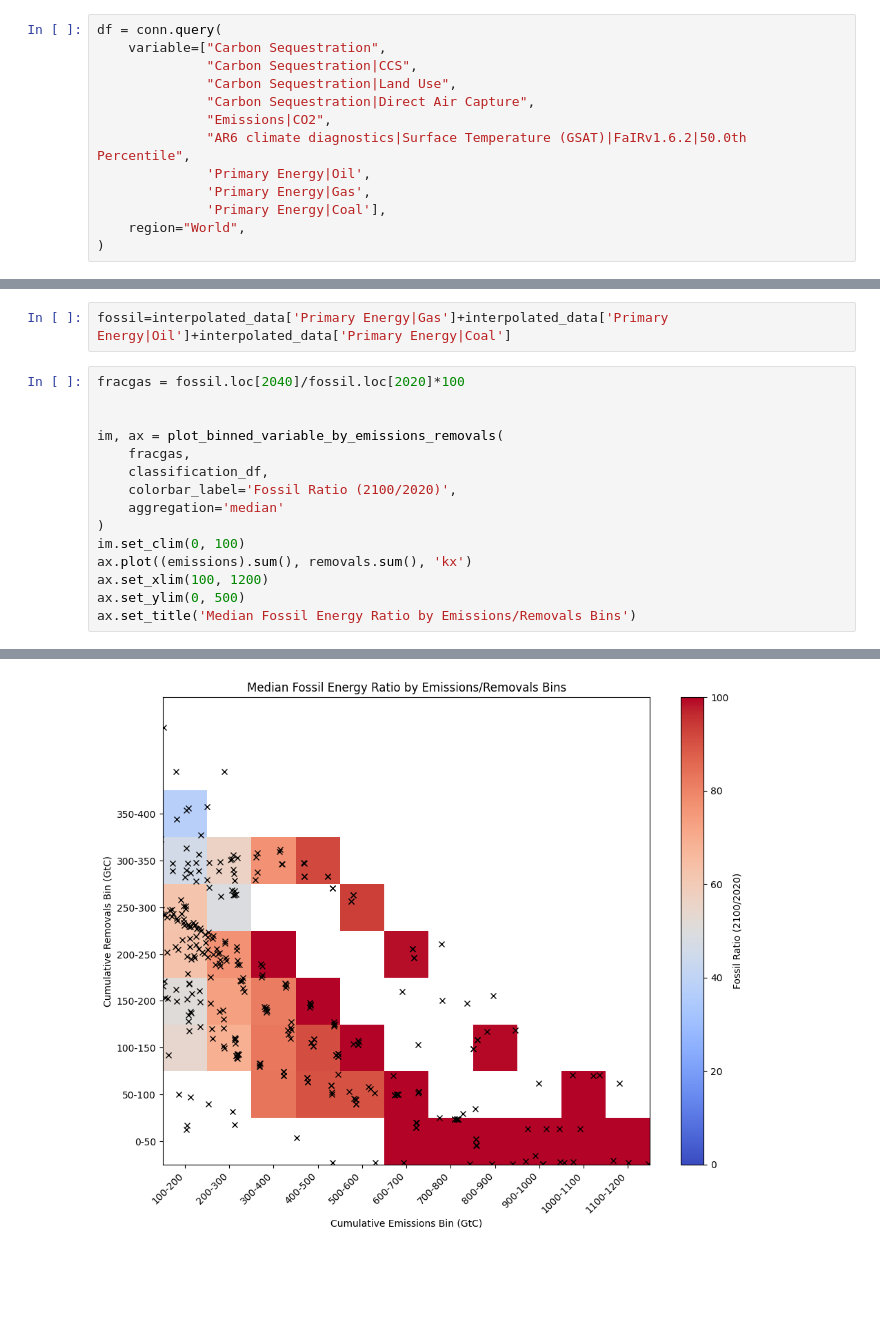
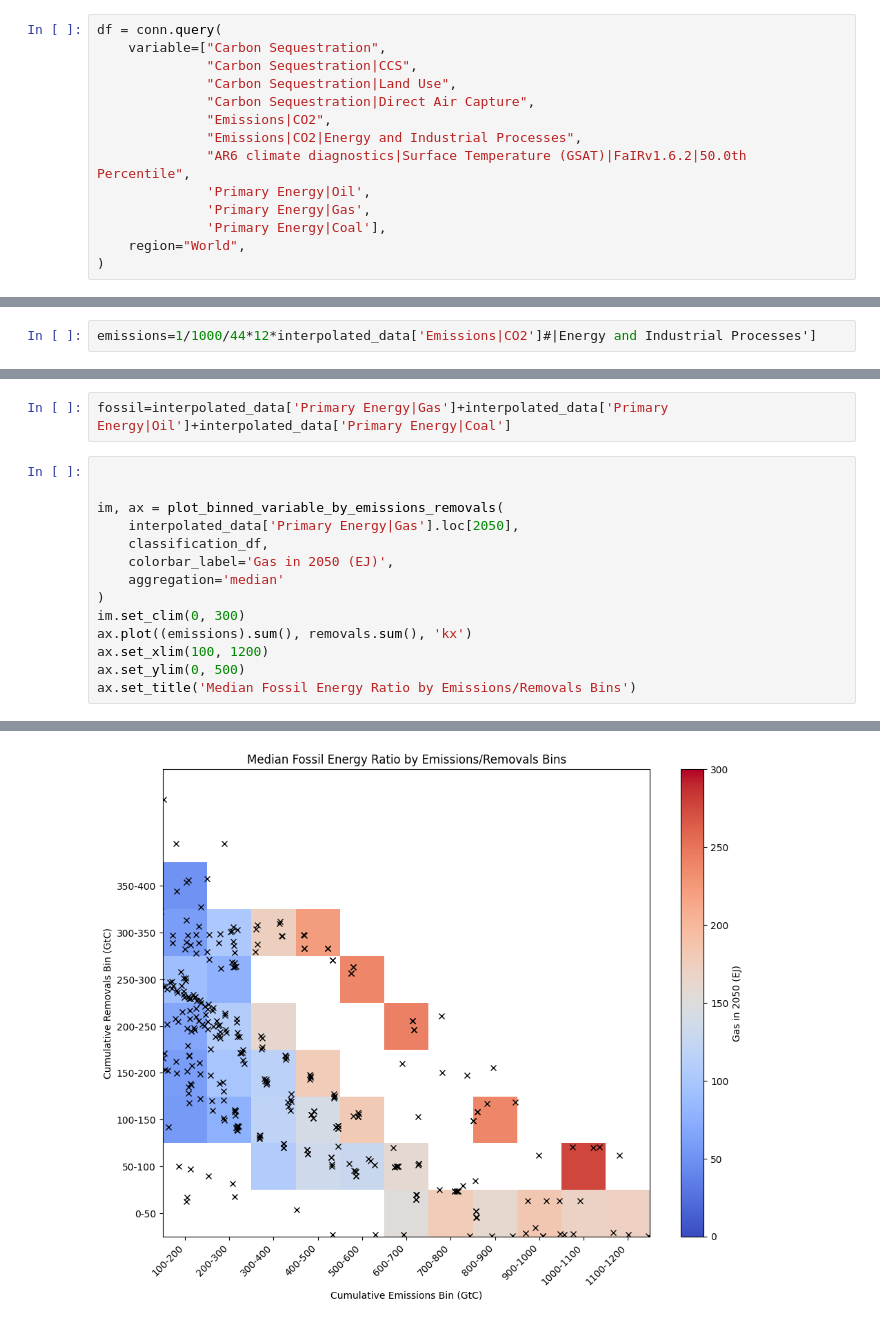
Before and after one commit to benmsanderson/classify_sink, a Jupyter notebook: iiasa.ipynb, the cells around one changed output, grey strips where cells are left out. Cells and saved outputs as stored; diff of their text form; blank space fills up the shorter version.

```diff
--- a/iiasa.ipynb
+++ b/iiasa.ipynb
@@ -55,6 +55,7 @@ df = conn.query(
               "Carbon Sequestration|Land Use",
               "Carbon Sequestration|Direct Air Capture",
               "Emissions|CO2",
+              "Emissions|CO2|Energy and Industrial Processes",
               "AR6 climate diagnostics|Surface Temperature (GSAT)|FaIRv1.6.2|50.0th Percentile",
               'Primary Energy|Oil',
               'Primary Energy|Gas',
@@ -149,3 +142,5 @@ emissions=interpolated_data['Emissions|CO2']/1000/44*12
+# %%
+emissions=1/1000/44*12*interpolated_data['Emissions|CO2']#|Energy and Industrial Processes']
 # %%
 t2100 = temp.iloc[-1]
 # %%
@@ -277,23 +272,22 @@ ax.set_ylim(0,500)
 # %%
 fossil=interpolated_data['Primary Energy|Gas']+interpolated_data['Primary Energy|Oil']+interpolated_data['Primary Energy|Coal']
 # %%
-fracgas = fossil.loc[2040]/fossil.loc[2020]*100
 
 
 im, ax = plot_binned_variable_by_emissions_removals(
-    fracgas,
+    interpolated_data['Primary Energy|Gas'].loc[2050],
     classification_df,
-    colorbar_label='Fossil Ratio (2100/2020)',
+    colorbar_label='Gas in 2050 (EJ)',
     aggregation='median'
 )
-im.set_clim(0, 100)
+im.set_clim(0, 300)
 ax.plot((emissions).sum(), removals.sum(), 'kx')
 ax.set_xlim(100, 1200)
 ax.set_ylim(0, 500)
 ax.set_title('Median Fossil Energy Ratio by Emissions/Removals Bins')
 # %% [output]
 Text(0.5, 1.0, 'Median Fossil Energy Ratio by Emissions/Removals Bins')
-[figure, old version]
+[figure, new version]
 # %%
 
 
```
Also changed, not shown: parts of 4 cells of this notebook.
